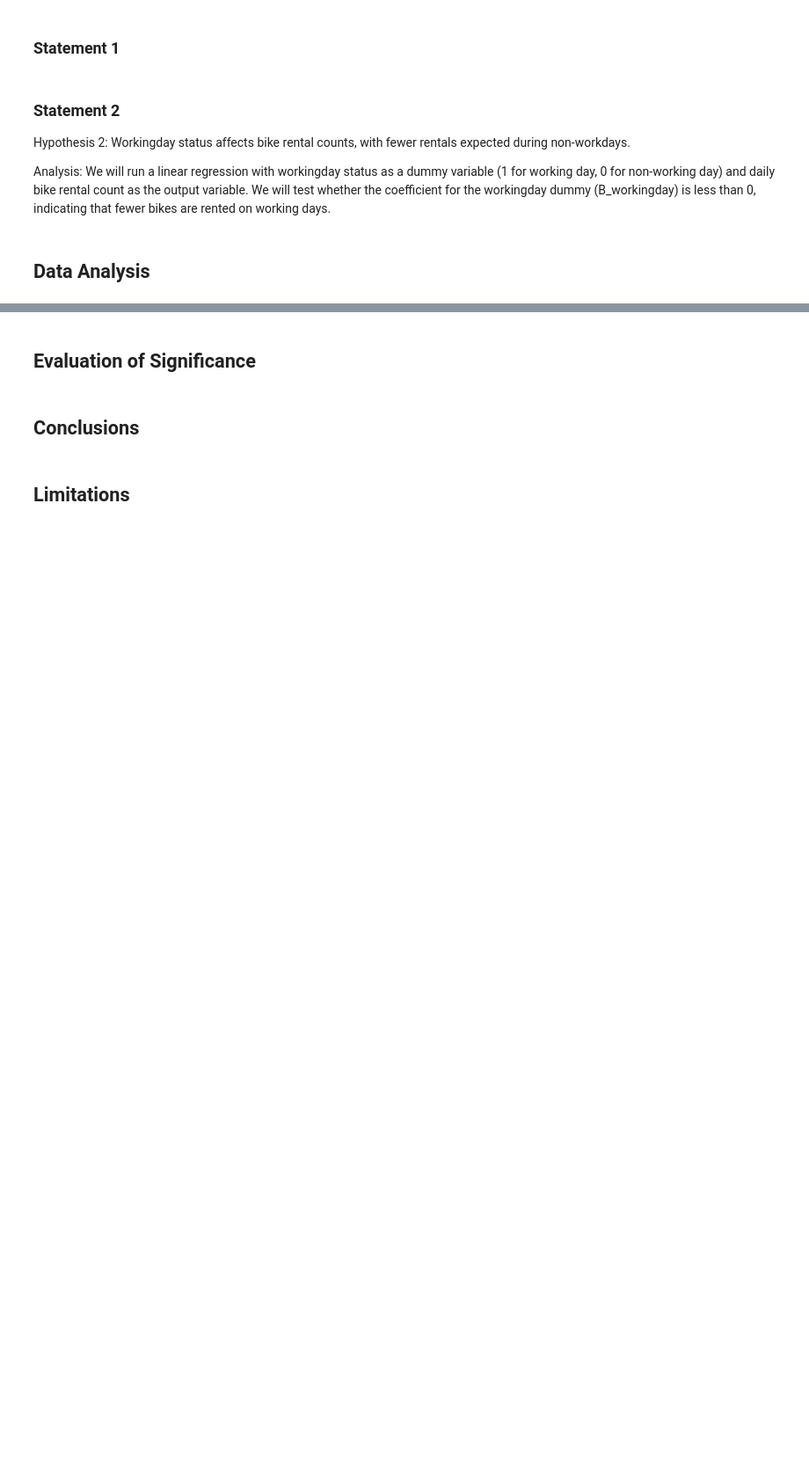
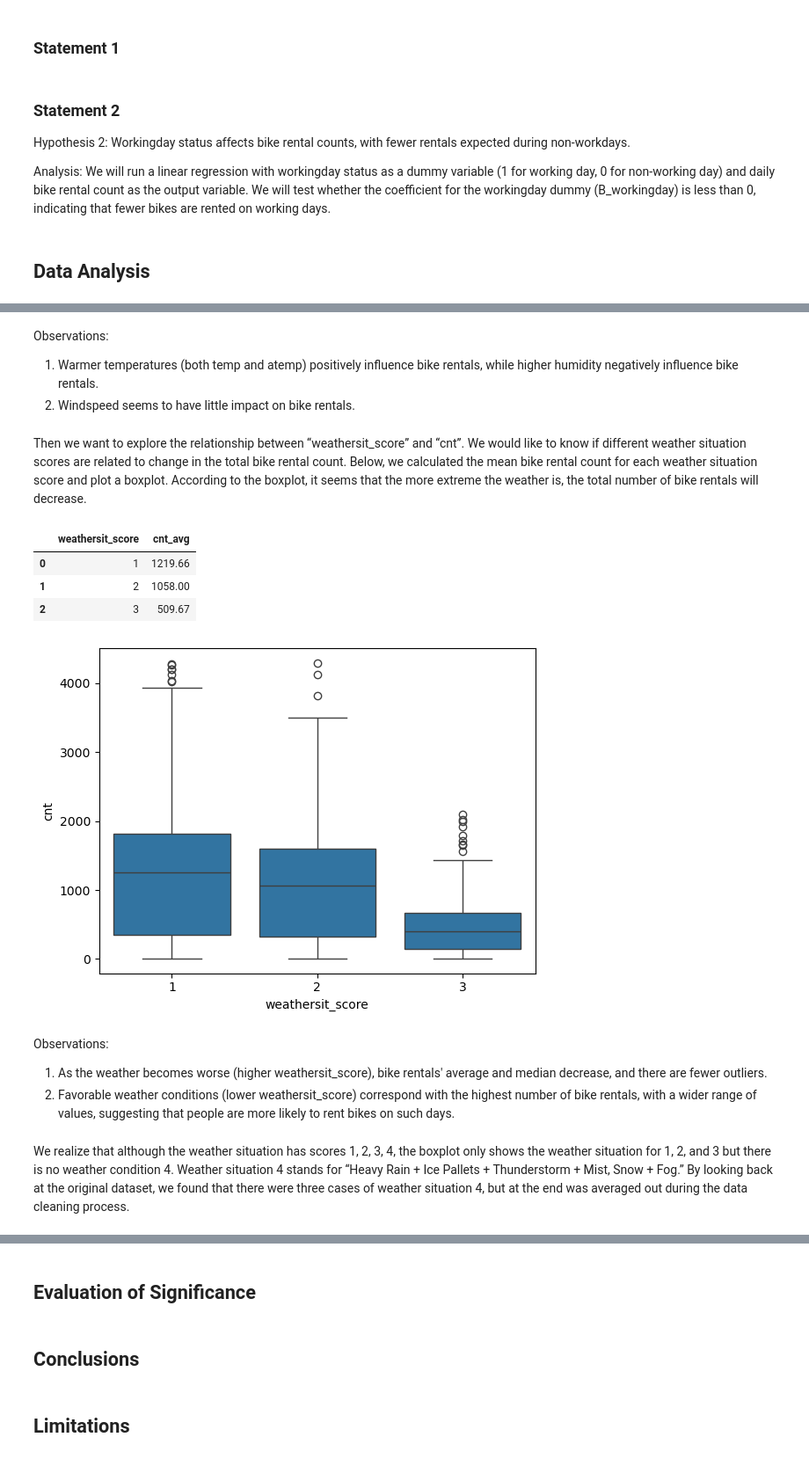
Before and after one commit to victorialiu7/info2950-final-proj, a Jupyter notebook: Info2950 Phase 4.ipynb, the cells around one changed output, grey strips where cells are left out. Shown: that part at 88% size. Cells and saved outputs as stored; diff of their text form; code cells hidden in the pictures; blank space fills up the shorter version.

```diff
--- a/Info2950 Phase 4.ipynb
+++ b/Info2950 Phase 4.ipynb
@@ -231,0 +260,30 @@ Analysis: We will run a linear regression with workingday status as a dummy vari
+# %% [markdown]
+Observations:
+1. Warmer temperatures (both temp and atemp) positively influence bike rentals, while higher humidity negatively influence bike rentals.
+2. Windspeed seems to have little impact on bike rentals.
+# %% [markdown]
+Then we want to explore the relationship between “weathersit_score” and “cnt”.
+We would like to know if different weather situation scores are related to change in the total bike rental count. Below, we calculated the mean bike rental count for each weather situation score and plot a boxplot. According to the boxplot, it seems that the more extreme the weather is, the total number of bike rentals will decrease.
+# %%
+# find the average of total bike rental count for each weather situation condition
+weather_cnt_analyze = duckdb.sql("SELECT weathersit_score, AVG(cnt) AS cnt_avg\
+                              FROM data_clean \
+                              GROUP BY weathersit_score \
+                              ORDER BY weathersit_score").df()
+weather_cnt_analyze
+# %% [output]
+|  | weathersit_score | cnt_avg |
+| 0 | 1 | 1219.66 |
+| 1 | 2 | 1058.00 |
+| 2 | 3 | 509.67 |
+# %%
+# boxplot of weathersit_score and total rental count
+sns.boxplot(data_clean, x='weathersit_score', y='cnt');
+# %% [output]
+[figure, added]
+# %% [markdown]
+Observations:
+1. As the weather becomes worse (higher weathersit_score), bike rentals' average and median decrease, and there are fewer outliers.
+2. Favorable weather conditions (lower weathersit_score) correspond with the highest number of bike rentals, with a wider range of values, suggesting that people are more likely to rent bikes on such days.
+# %% [markdown]
+We realize that although the weather situation has scores 1, 2, 3, 4, the boxplot only shows the weather situation for 1, 2, and 3 but there is no weather condition 4. Weather situation 4 stands for “Heavy Rain + Ice Pallets + Thunderstorm + Mist, Snow + Fog.” By looking back at the original dataset, we found that there were three cases of weather situation 4, but at the end was averaged out during the data cleaning process.
```
Also changed, not shown: parts of 21 cells of this notebook, 1 other file.
